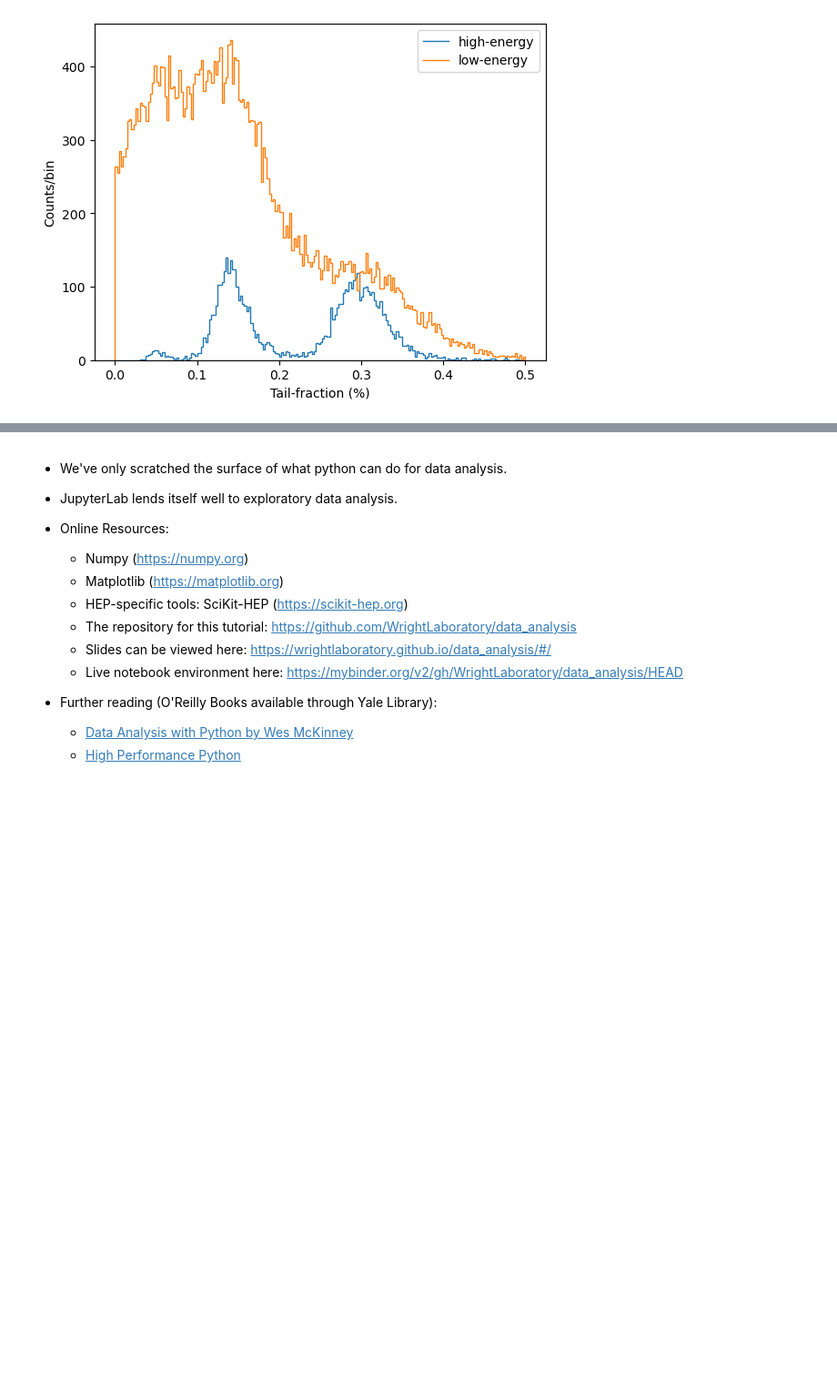
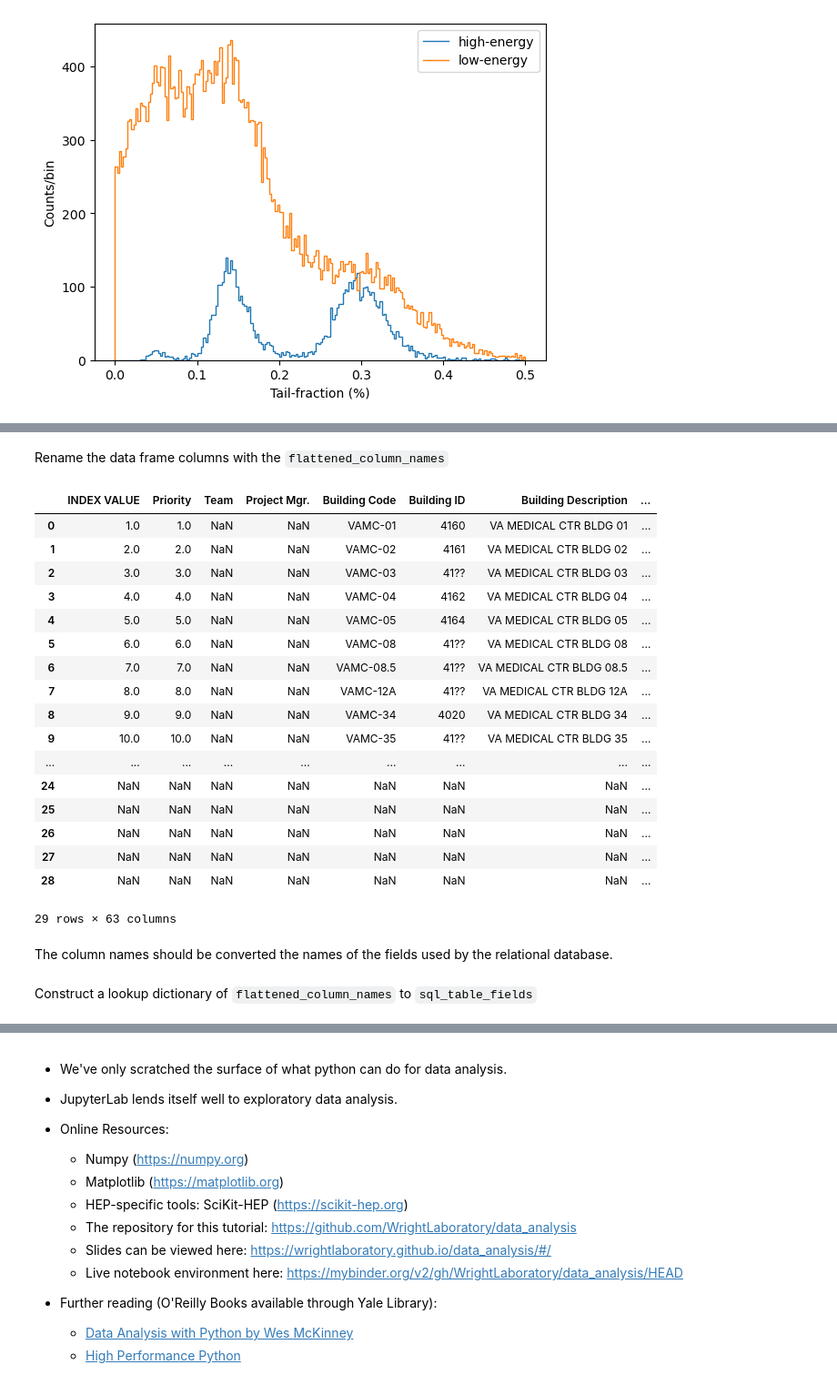
Before and after one commit to WrightLaboratory/data_analysis, a Jupyter notebook: notebooks/data_analysis.ipynb, the cells around one changed output, grey strips where cells are left out. Shown at 91% size. Saved outputs shown, nothing was run; the diff lists cells and outputs as text; code cells hidden in the pictures; blank space fills up the shorter version.

```diff
--- a/notebooks/data_analysis.ipynb
+++ b/notebooks/data_analysis.ipynb
@@ -533,0 +551,6 @@ plt.xlabel('Tail-fraction (%)');plt.ylabel('Counts/bin'); plt.legend();
+# %%
+data_file = '02-VA BMTv3 20220225.xlsx'
+worksheet_name = 'OUTPUT'
+
+data_file_path = Path.cwd().parent.joinpath('data', data_file)
+df = pd.read_excel(data_file_path, sheet_name=worksheet_name, header=[0, 1, 2])
@@ -533,0 +582,3 @@ plt.xlabel('Tail-fraction (%)');plt.ylabel('Counts/bin'); plt.legend();
+# %%
+flattened_column_names = [
+    (l1 if ('Unnamed:' in l2) else l2 ) for l1, l2, l3 in df.columns]
@@ -533,0 +605,27 @@ plt.xlabel('Tail-fraction (%)');plt.ylabel('Counts/bin'); plt.legend();
+# %% [markdown]
+Rename the data frame columns with the `flattened_column_names`
+# %%
+df.columns = flattened_column_names
+# %%
+df
+# %% [output]
+|  | INDEX VALUE | Priority | Team | Project Mgr. | Building Code | Building ID | Building Description | ... |
+| 0 | 1.0 | 1.0 | NaN | NaN | VAMC-01 | 4160 | VA MEDICAL CTR BLDG 01 | ... |
+| 1 | 2.0 | 2.0 | NaN | NaN | VAMC-02 | 4161 | VA MEDICAL CTR BLDG 02 | ... |
+| 2 | 3.0 | 3.0 | NaN | NaN | VAMC-03 | 41?? | VA MEDICAL CTR BLDG 03 | ... |
+| 3 | 4.0 | 4.0 | NaN | NaN | VAMC-04 | 4162 | VA MEDICAL CTR BLDG 04 | ... |
+| 4 | 5.0 | 5.0 | NaN | NaN | VAMC-05 | 4164 | VA MEDICAL CTR BLDG 05 | ... |
+| 5 | 6.0 | 6.0 | NaN | NaN | VAMC-08 | 41?? | VA MEDICAL CTR BLDG 08 | ... |
+| 6 | 7.0 | 7.0 | NaN | NaN | VAMC-08.5 | 41?? | VA MEDICAL CTR BLDG 08.5 | ... |
+| 7 | 8.0 | 8.0 | NaN | NaN | VAMC-12A | 41?? | VA MEDICAL CTR BLDG 12A | ... |
+| 8 | 9.0 | 9.0 | NaN | NaN | VAMC-34 | 4020 | VA MEDICAL CTR BLDG 34 | ... |
+| 9 | 10.0 | 10.0 | NaN | NaN | VAMC-35 | 41?? | VA MEDICAL CTR BLDG 35 | ... |
+| ... | ... | ... | ... | ... | ... | ... | ... | ... |
+| 24 | NaN | NaN | NaN | NaN | NaN | NaN | NaN | ... |
+| 25 | NaN | NaN | NaN | NaN | NaN | NaN | NaN | ... |
+| 26 | NaN | NaN | NaN | NaN | NaN | NaN | NaN | ... |
+| 27 | NaN | NaN | NaN | NaN | NaN | NaN | NaN | ... |
+| 28 | NaN | NaN | NaN | NaN | NaN | NaN | NaN | ... |
+29 rows × 63 columns
+# %% [markdown]
+The column names should be converted the names of the fields used by the relational database.
@@ -533,0 +697,2 @@ plt.xlabel('Tail-fraction (%)');plt.ylabel('Counts/bin'); plt.legend();
+# %% [markdown]
+Construct a lookup dictionary of `flattened_column_names` to `sql_table_fields`
```
Also changed, not shown: parts of 26 cells of this notebook, 2 other files.
